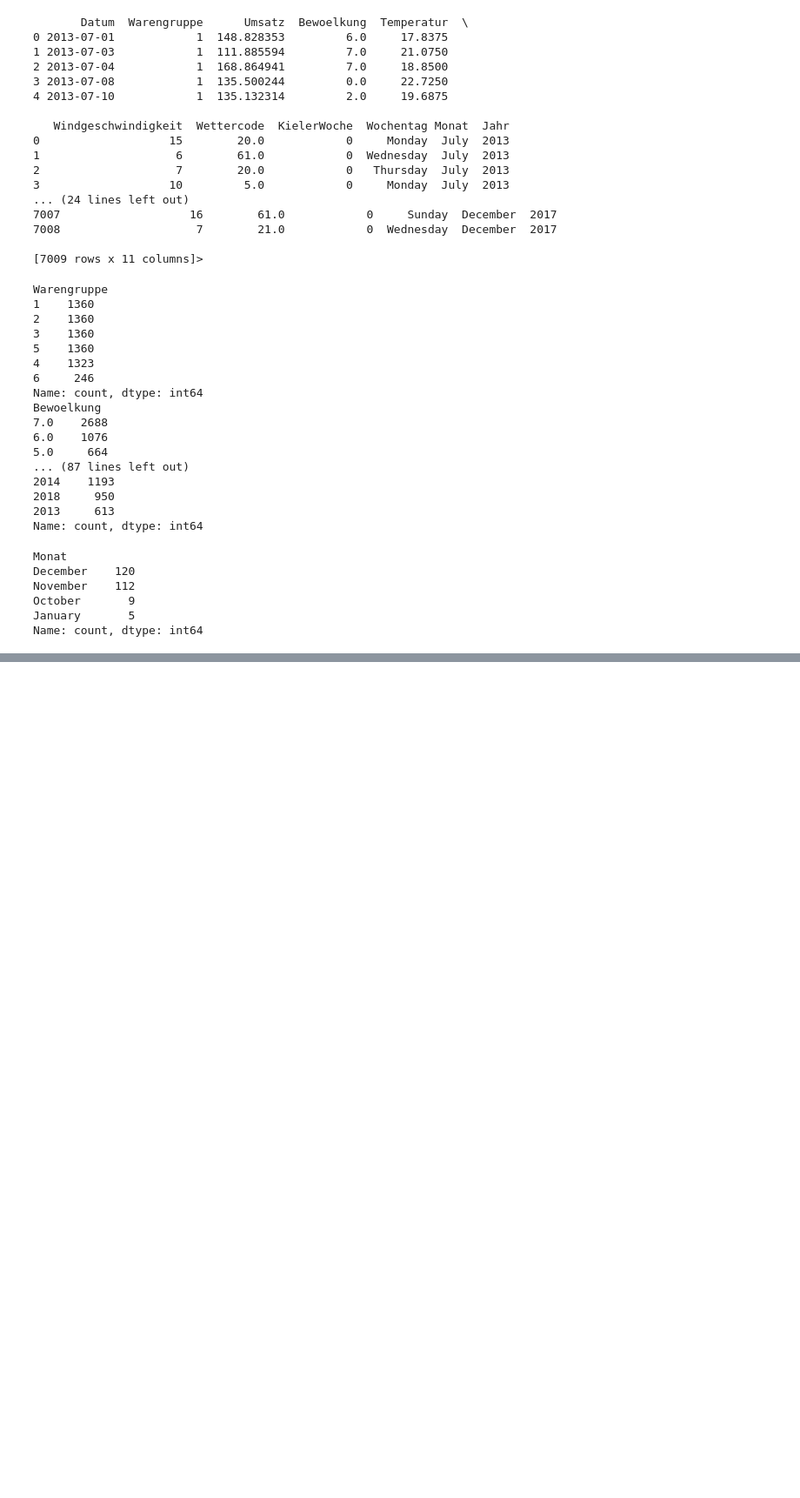
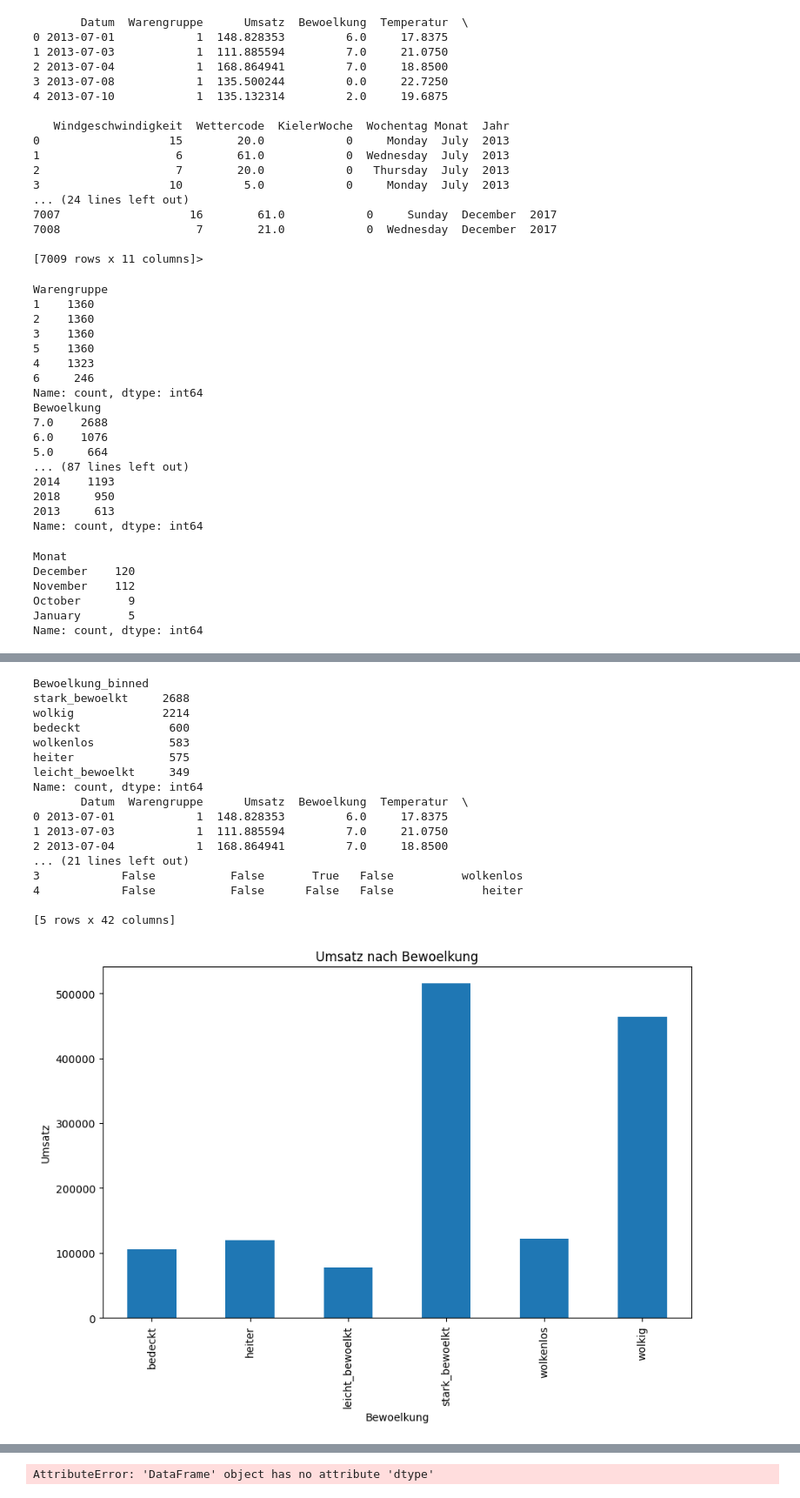
Before and after one commit to luettbert/bakery_prediction_data_science_and_ml, a Jupyter notebook: 1_DatasetCharacteristics/data_exploration.ipynb, the cells around one changed output, grey strips where cells are left out. Shown at 87% size. Saved outputs shown, nothing was run; the diff lists cells and outputs as text; code cells hidden in the pictures; blank space fills up the shorter version.

```diff
--- a/1_DatasetCharacteristics/data_exploration.ipynb
+++ b/1_DatasetCharacteristics/data_exploration.ipynb
@@ -223,0 +197,64 @@ df["Bewoelkung"].value_counts().sort_index().plot(kind="bar")
+# %%
+# Grouping values in the column "Bewoelkung" into fewer categories: binning and one-hot encoding
+## Bewoelkung: "0" = "wolkenlos"; "1-2" = "heiter", "3" = "leicht bewoelkt", "4-6" = "wolkig", "7" = "stark bewökt", "8" = "bedeckt"
+
+## define a function for binning the values in the column "Bewölkung"
+def binning_bewoelkung(x):
+    if x == 0:
+        return "wolkenlos"
+    elif x in [1, 2]:
+        return "heiter"
+    elif x == 3:
+        return "leicht_bewoelkt"
+    elif x in [4, 5, 6]:
+        return "wolkig"
+    elif x == 7:
+        return "stark_bewoelkt"
+    elif x == 8:
+        return "bedeckt"
+    else:
+        return "unknown"
+
+## Apply the function to create a new column "Bewoelkung_binned"
+df["Bewoelkung_binned"] = df["Bewoelkung"].apply(binning_bewoelkung)
+
+## check occurences of each value in the column "Bewoelkung_binned"
+print(df["Bewoelkung_binned"].value_counts())
+print(df.head())
+
+## plot "Umsatz" according to "Bewoelkung_binned"
+plt.figure(figsize=(10,6))
+df.groupby("Bewoelkung_binned")["Umsatz"].sum().plot(kind="bar")
+plt.title("Umsatz nach Bewoelkung")
+plt.xlabel("Bewoelkung")
+plt.ylabel("Umsatz")
+plt.show()
+
+## one-hot-encoding of the binned values in the column "Bewoelkung_binned" with values 0 and 1
+df = pd.get_dummies(df, columns=["Bewoelkung_binned"], drop_first=True, prefix="", prefix_sep="")
+print(df) ### new columns have boolean values and need to be converted to integer values
+
+## convert only boolean columns to integers
+for col in df.columns:
+    if df[col].dtype == bool:
+        df[col] = df[col].astype(int)  # Convert boolean to integers
+print(df)
+# %% [output]
+Bewoelkung_binned
+stark_bewoelkt     2688
+wolkig             2214
+bedeckt             600
+wolkenlos           583
+heiter              575
+leicht_bewoelkt     349
+Name: count, dtype: int64
+       Datum  Warengruppe      Umsatz  Bewoelkung  Temperatur  \
+0 2013-07-01            1  148.828353         6.0     17.8375
+1 2013-07-03            1  111.885594         7.0     21.0750
+2 2013-07-04            1  168.864941         7.0     18.8500
+... (21 lines left out)
+3            False           False       True   False          wolkenlos
+4            False           False      False   False             heiter
+
+[5 rows x 42 columns]
+[figure, added]
@@ -223,0 +278 @@ df["Bewoelkung"].value_counts().sort_index().plot(kind="bar")
+AttributeError: 'DataFrame' object has no attribute 'dtype'
```
Also changed, not shown: parts of 5 cells of this notebook.
